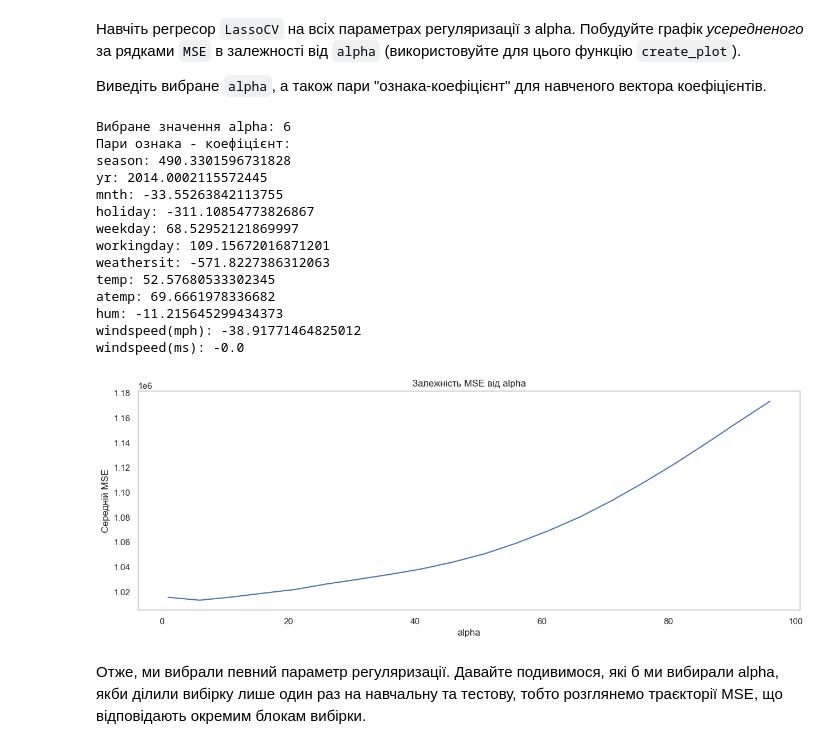
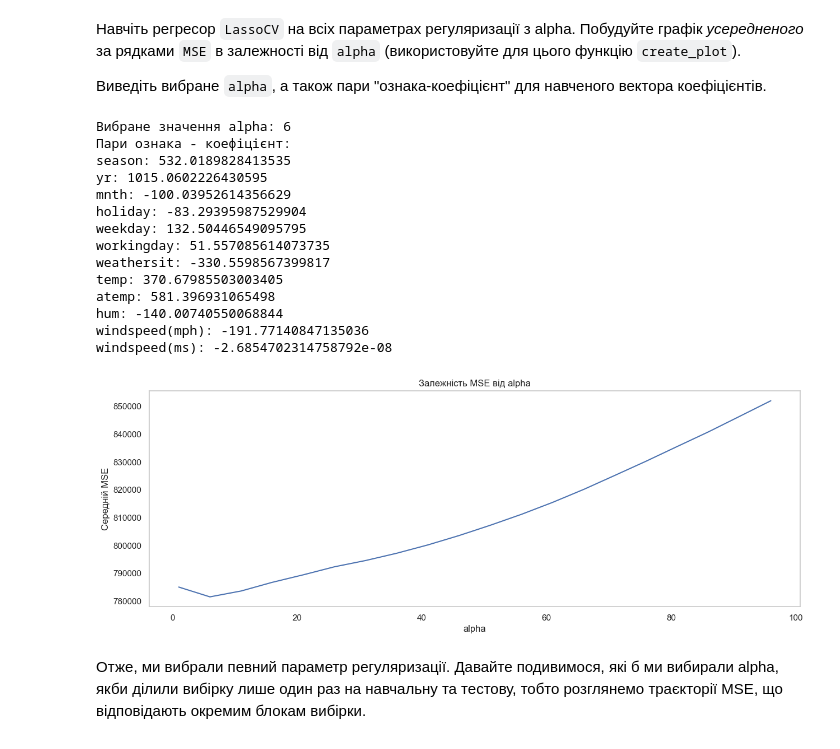
Before and after one commit to otronity/goit-ds-hw-07, a Jupyter notebook: OverfittingHomeWork.ipynb, the cells around one changed output. Cells and saved outputs as stored; diff of their text form; code cells hidden in the pictures.

```diff
--- a/OverfittingHomeWork.ipynb
+++ b/OverfittingHomeWork.ipynb
@@ -230,8 +245,8 @@ from sklearn.linear_model import LinearRegression
 Створіть об'єкт лінійного регресора, навчіть його на всіх даних і виведіть ваги моделі (ваги зберігаються у змінній `coef_` класу регресора). Можна виводити пари (назва ознаки, вага), скориставшись функцією `zip`, вбудованою в мову python. Назви ознак зберігаються у змінній `df.columns`.
 # %%
 # Визначимо X (всі ознаки, окрім 'cnt') і y (цільова ознака 'cnt')
-X = df.drop(columns=['cnt'])
-y = df['cnt']
+#X = df.drop(columns=['cnt'])
+#y = df['cnt']
 
 # Створення об'єкта лінійного регресора
 regressor = LinearRegression()
@@ -243,6 +258,6 @@ regressor.fit(X, y)
 weights = regressor.coef_
 
 # Виводимо пари (назва ознаки, вага)
-for feature, weight in zip(X.columns, weights):
+for feature, weight in zip(df.columns, weights):
     print(f"{feature}: {weight}")
 # %% [output]
@@ -282,7 +297,7 @@ lasso_regressor.fit(X, y)
 
 # Виведемо ваги моделі Lasso
 print("\nВаги моделі Lasso (L1-регуляризація):")
-for feature, weight in zip(X.columns, lasso_regressor.coef_):
+for feature, weight in zip(df.columns, lasso_regressor.coef_):
     print(f"{feature}: {weight}")
 # %% [output]
 Ваги моделі Lasso (L1-регуляризація):
@@ -306,7 +321,7 @@ ridge_regressor.fit(X, y)
 
 # Виведемо ваги моделі Ridge
 print("Ваги моделі Ridge (L2-регуляризація):")
-for feature, weight in zip(X.columns, ridge_regressor.coef_):
+for feature, weight in zip(df.columns, ridge_regressor.coef_):
     print(f"{feature}: {weight}")
 # %% [output]
 Ваги моделі Ridge (L2-регуляризація):
@@ -448,42 +463,42 @@ def create_plot(data, title, xlabel, ylabel, figsize=None):
 # %%
 from sklearn.linear_model import LassoCV
 
 alphas = np.arange(1, 100, 5)
 
-regressor = LassoCV(alphas=alphas, cv=10, max_iter=10000)
+regressor = LassoCV(alphas=alphas, cv=3, max_iter=10000)
 regressor.fit(X, y)
 
 print(f"Вибране значення alpha: {regressor.alpha_}")
 
 # Виводимо пари "ознака - коефіцієнт"
 print("Пари ознака - коефіцієнт:")
 for feature, coef in zip(df.columns[:-1], regressor.coef_):
     print(f"{feature}: {coef}")
 
 # Обчислюємо середнє значення MSE для кожного alpha
 mse_values = np.mean(regressor.mse_path_, axis=1)  # Середнє значення MSE для кожного alpha
 
 # Створюємо список даних для побудови графіка
 dat = list(zip(regressor.alphas_, mse_values))
 
 # Викликаємо функцію для побудови графіка
 create_plot(dat, title="Залежність MSE від alpha", xlabel="alpha", ylabel="Середній MSE")
 # %% [output]
 Вибране значення alpha: 6
 Пари ознака - коефіцієнт:
-season: 490.3301596731828
-yr: 2014.0002115572445
-mnth: -33.55263842113755
-holiday: -311.10854773826867
-weekday: 68.52952121869997
-workingday: 109.15672016871201
-weathersit: -571.8227386312063
-temp: 52.57680533302345
-atemp: 69.6661978336682
-hum: -11.215645299434373
-windspeed(mph): -38.91771464825012
-windspeed(ms): -0.0
+season: 532.0189828413535
+yr: 1015.0602226430595
+mnth: -100.03952614356629
+holiday: -83.29395987529904
+weekday: 132.50446549095795
+workingday: 51.557085614073735
+weathersit: -330.5598567399817
+temp: 370.67985503003405
+atemp: 581.396931065498
+hum: -140.00740550068844
+windspeed(mph): -191.77140847135036
+windspeed(ms): -2.6854702314758792e-08
-[figure, old version]
+[figure, new version]
 # %% [markdown]
 Отже, ми вибрали певний параметр регуляризації. Давайте подивимося, які б ми вибирали alpha, якби ділили вибірку лише один раз на навчальну та тестову, тобто розглянемо траєкторії MSE, що відповідають окремим блокам вибірки.
 # %% [markdown]
```
Also changed, not shown: parts of 7 cells of this notebook.
